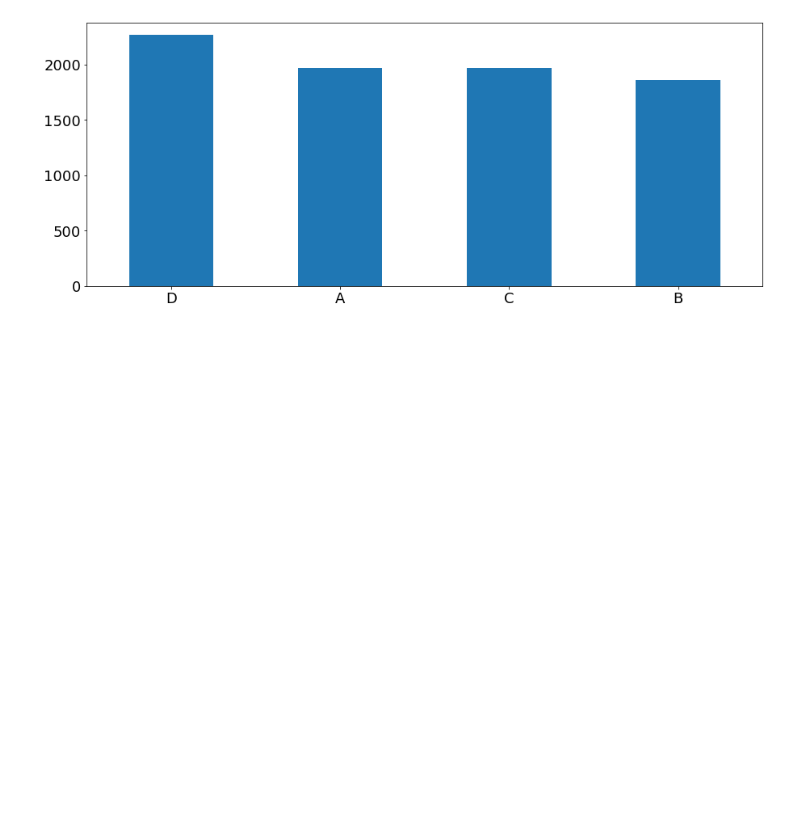
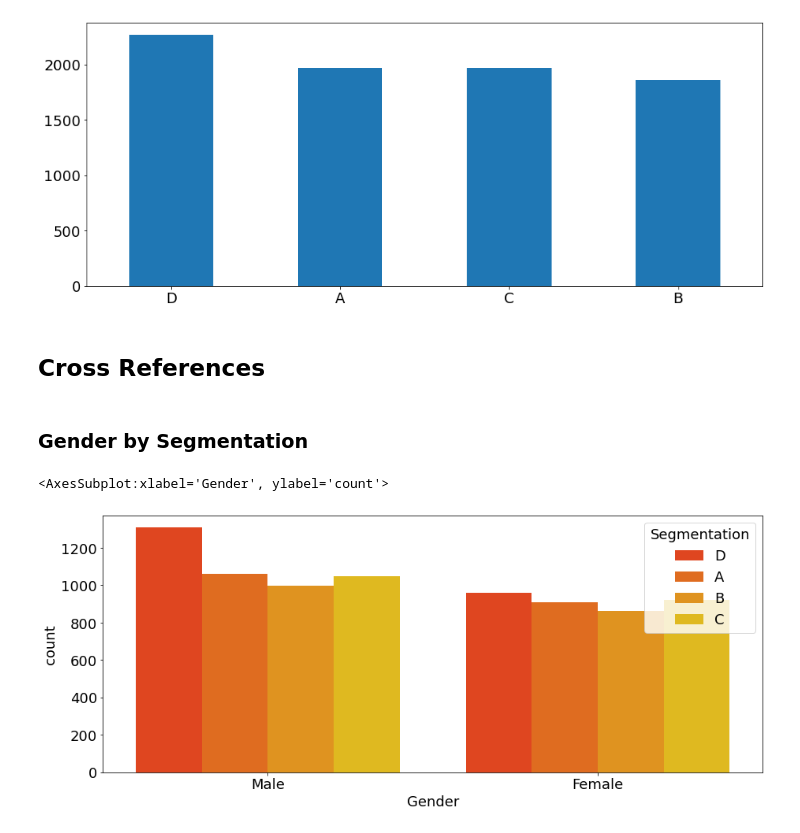
Before and after one commit to Yoyoyamato/customer-segmentation-classification, a Jupyter notebook: EDA.ipynb, the cells around one changed output. Saved outputs shown, nothing was run; the diff lists cells and outputs as text; code cells hidden in the pictures; blank space fills up the shorter version.

Commit message:
creating cross reference visuals

```diff
--- a/EDA.ipynb
+++ b/EDA.ipynb
@@ -126,3 +126,12 @@ plt.xticks(rotation = 0)
 plt.show()
 # %% [output]
 [figure]
+# %% [markdown]
+## Cross References
+# %% [markdown]
+### Gender by Segmentation
+# %%
+sns.countplot(x="Gender",hue="Segmentation",data=df,palette="autumn")
+# %% [output]
+<AxesSubplot:xlabel='Gender', ylabel='count'>
+[figure, added]
```
Also changed, not shown: parts of 11 cells of this notebook.
